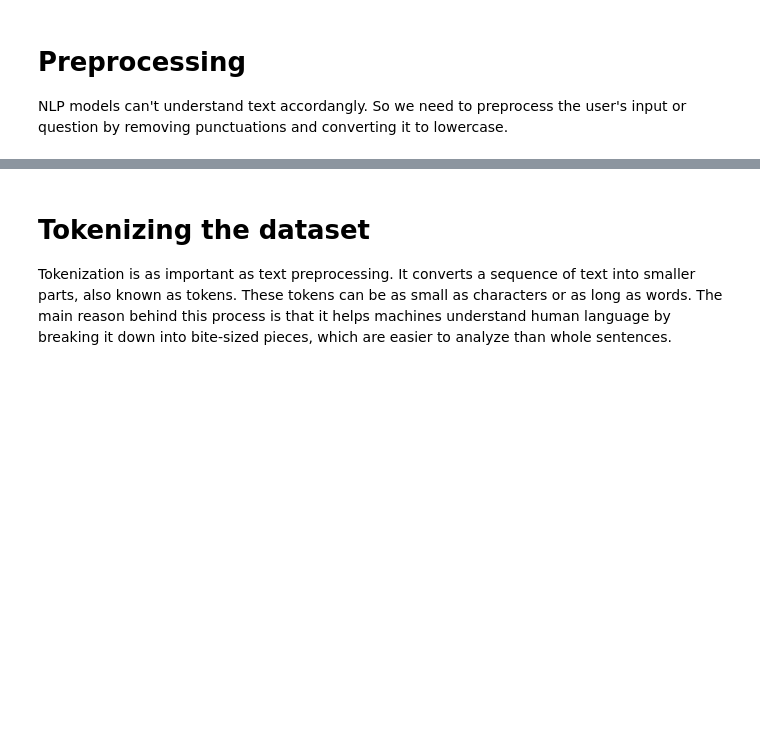
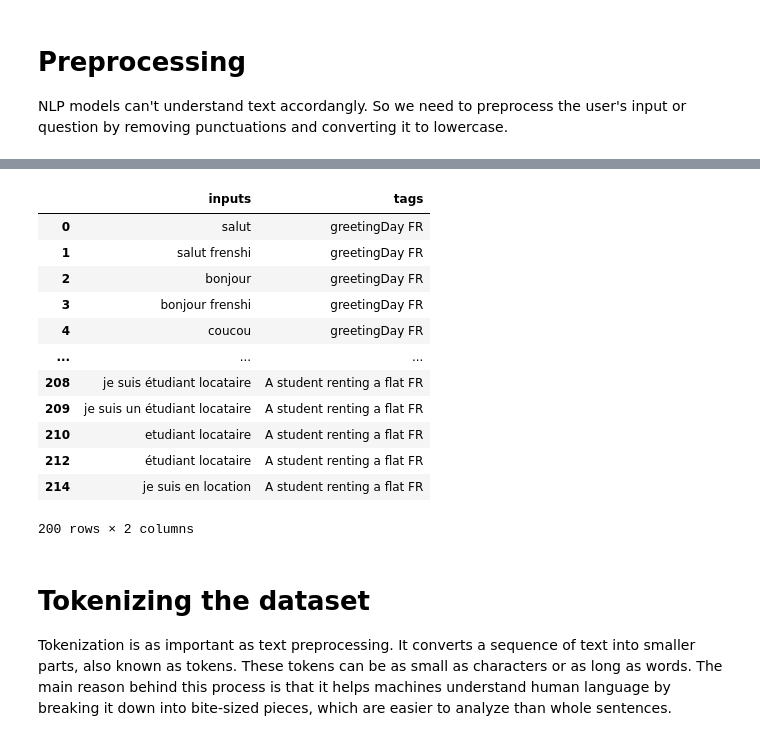
Before and after one commit to NaimaZouidi/Frenshi-chatbot, a Jupyter notebook: Frenshi_chatbot.ipynb, the cells around one changed output, grey strips where cells are left out. Cells and saved outputs as stored; diff of their text form; code cells hidden in the pictures; blank space fills up the shorter version.

```diff
--- a/Frenshi_chatbot.ipynb
+++ b/Frenshi_chatbot.ipynb
@@ -436,3 +566,19 @@ data.head(5)
+# %%
+data.head(200)
+# %% [output]
+|  | inputs | tags |
+| 0 | salut | greetingDay FR |
+| 1 | salut frenshi | greetingDay FR |
+| 2 | bonjour | greetingDay FR |
+| 3 | bonjour frenshi | greetingDay FR |
+| 4 | coucou | greetingDay FR |
+| ... | ... | ... |
+| 208 | je suis étudiant locataire | A student renting a flat FR |
+| 209 | je suis un étudiant locataire | A student renting a flat FR |
+| 210 | etudiant locataire | A student renting a flat FR |
+| 212 | étudiant locataire | A student renting a flat FR |
+| 214 | je suis en location | A student renting a flat FR |
+200 rows × 2 columns
 # %% [markdown]
 # Tokenizing the dataset
 Tokenization is as important as text preprocessing. It converts a sequence of text into smaller parts, also known as tokens. These tokens can be as small as characters or as long as words. The main reason behind this process is that it helps machines understand human language by breaking it down into bite-sized pieces, which are easier to analyze than whole sentences.
```
Also changed, not shown: parts of 21 cells of this notebook.
